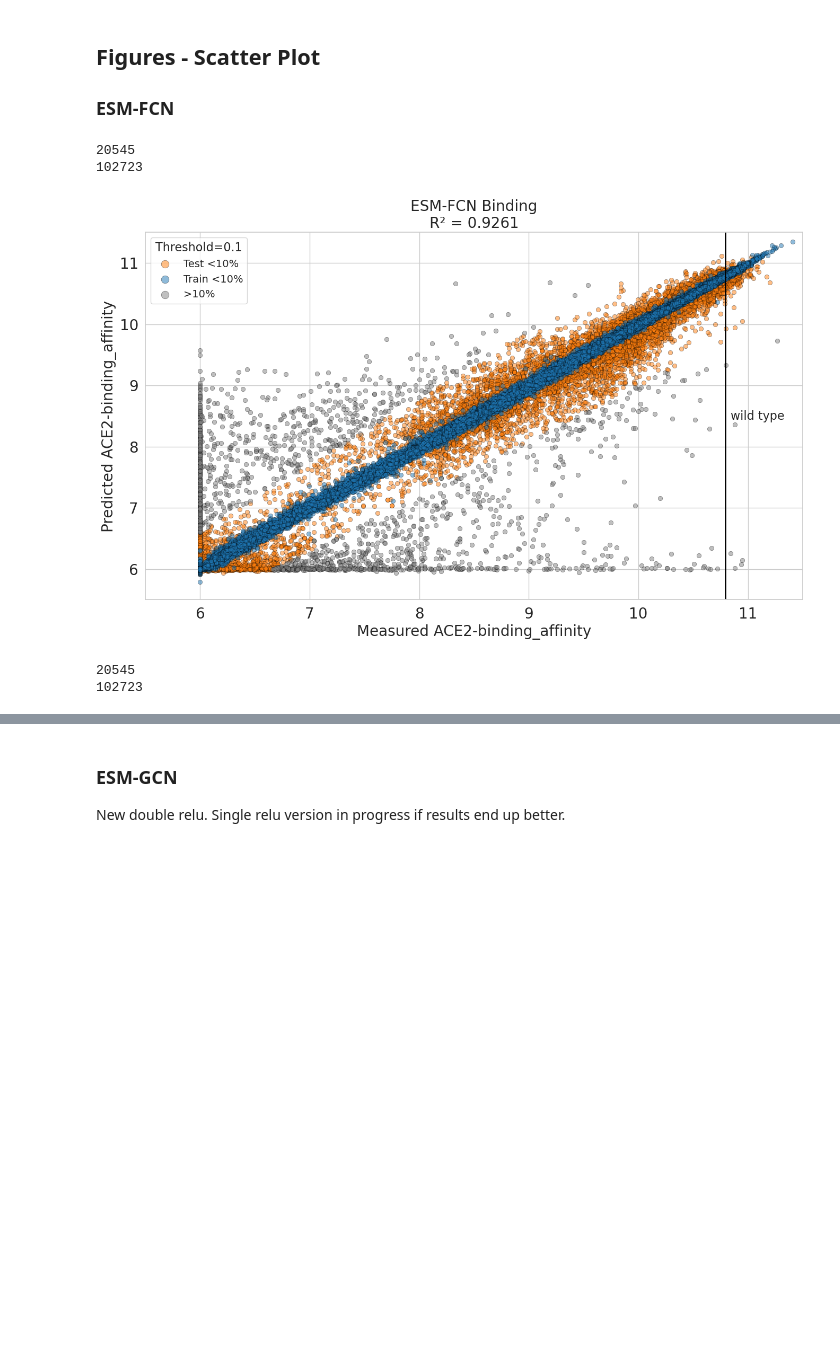
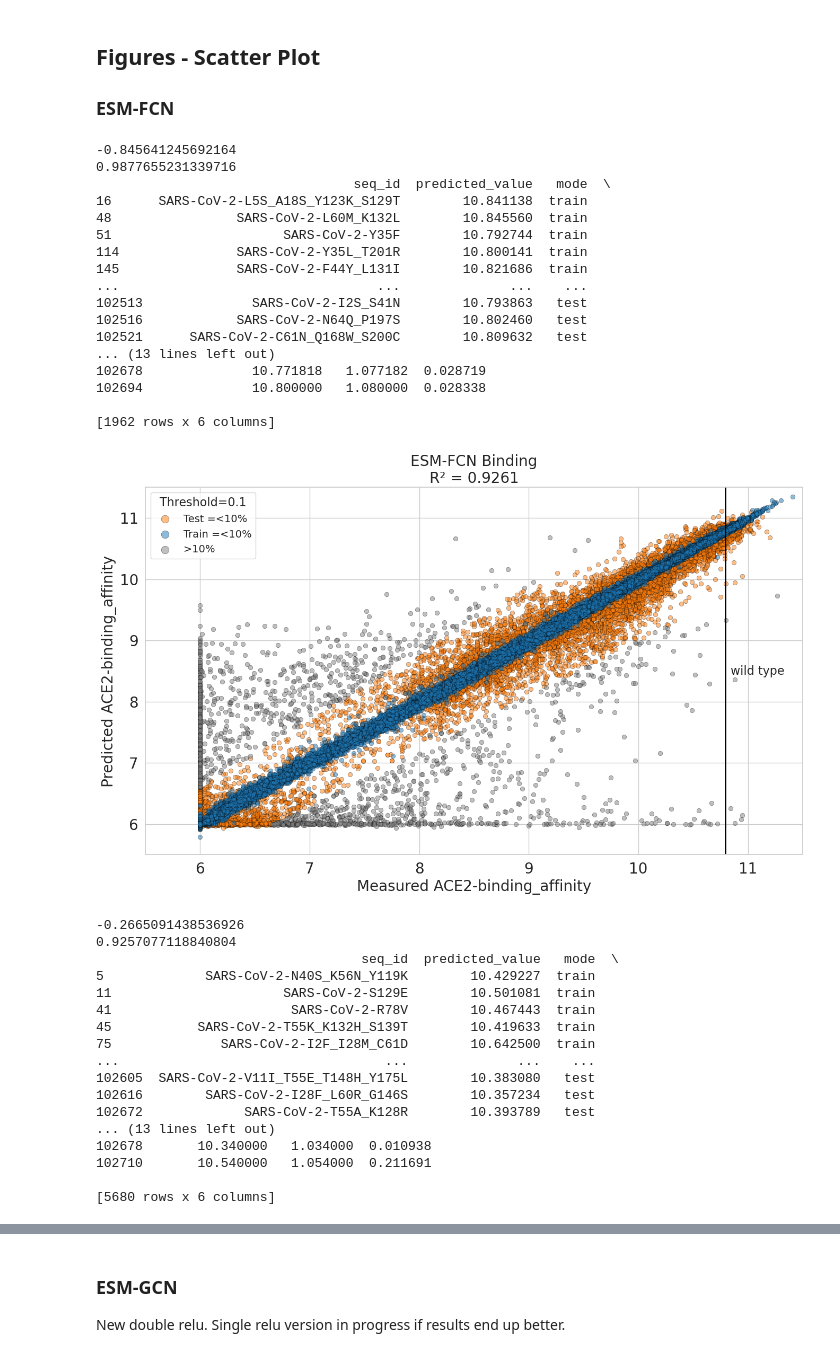
Before and after one commit to stelleg/Spike_NLP, a Jupyter notebook: notebooks/models/measured_vs_predicted_scatter.ipynb, the cells around one changed output, grey strips where cells are left out. Saved outputs shown, nothing was run; the diff lists cells and outputs as text; code cells hidden in the pictures; blank space fills up the shorter version.

Commit message:
update readme. updates to scatter plots

```diff
--- a/notebooks/models/measured_vs_predicted_scatter.ipynb
+++ b/notebooks/models/measured_vs_predicted_scatter.ipynb
@@ -533,10 +533,8 @@ def plot_predicted_value_scatter_with_threshold(merged_df, measured_df_col, pred
     ax = plt.gca()
     fontsize = 20
 
-    # Calculate R² for data
+    # Calculate R² for test data
     test_all_df = merged_df[merged_df['mode'] == 'test']
-    print(len(test_all_df))
-    print(len(merged_df))
     r2_value = r2_score(test_all_df[measured_df_col], test_all_df[predicted_df_col])
 
     # Calculate the threshold as 10% of measured values
@@ -547,6 +545,18 @@ def plot_predicted_value_scatter_with_threshold(merged_df, measured_df_col, pred
     within_threshold = merged_df[merged_df['abs_diff'] <= merged_df['threshold']]
     outside_threshold = merged_df[merged_df['abs_diff'] > merged_df['threshold']]
 
+    test_outside_df = outside_threshold[outside_threshold['mode'] == 'test']
+    r2_outside_value = r2_score(test_outside_df[measured_df_col], test_outside_df[predicted_df_col])
+    print(r2_outside_value)
+
+    test_inside_df = within_threshold[within_threshold['mode'] == 'test']
+    r2_inside_value = r2_score(test_inside_df[measured_df_col], test_inside_df[predicted_df_col])
+    print(r2_inside_value)
+
+    high_freq_mutations = merged_df[merged_df[predicted_df_col] > wt_loc]
+    high_freq_mutations.to_csv(save_as.replace('.pdf', '-beyond_wt.csv'), index=False)
+    print(high_freq_mutations)
+
     # Plot train and test data within threshold
     test_df = within_threshold[within_threshold['mode'] == 'test']
     sns.scatterplot(
@@ -556,7 +566,7 @@ def plot_predicted_value_scatter_with_threshold(merged_df, measured_df_col, pred
         edgecolor="black",
         alpha=0.5,
         ax=ax,
-        label="Test <10%"
+        label="Test =<10%"
     )
 
     train_df = within_threshold[within_threshold['mode'] == 'train']
@@ -567,7 +577,7 @@ def plot_predicted_value_scatter_with_threshold(merged_df, measured_df_col, pred
         edgecolor="black",
         alpha=0.5,
         ax=ax,
-        label="Train <10%"
+        label="Train =<10%"
     )
 
     # Plot train and test data outside threshold (greyed out)
@@ -595,35 +605,66 @@ def plot_predicted_value_scatter_with_threshold(merged_df, measured_df_col, pred
     plt.xticks(fontsize=fontsize)
     plt.yticks(fontsize=fontsize)
     plt.title(f"{title}\nR² = {r2_value:.4f}", fontsize=fontsize)
     plt.legend(loc="upper left", title="Threshold=0.1", markerscale=1.75, fontsize=fontsize-6, title_fontsize=fontsize-4)
     plt.savefig(save_as, format='pdf')
     plt.savefig(save_as.replace('.pdf', '.png'), format='png')
     plt.show()
 
 measured_df = pd.read_csv("../../data/dms/mutation_combined_DMS_OLD.csv", sep=',', header=0, usecols=['label', 'ACE2-binding_affinity'])
 predicted_df = pd.read_csv("../../results/run_results/esm_fcn/adam.lr1e-05.esm_fcn-DMS_OLD-binding-2024-12-04_17-54/all_predicted_values_best_saved.csv", sep=',', header=0).reset_index(drop=True)
 merged_df = pd.merge(
     predicted_df,
     measured_df,
     left_on='seq_id',
     right_on='label',
     how='inner'
 ).drop('label', axis=1)
+# all df are of length 102723
 plot_predicted_value_scatter_with_threshold(merged_df, "ACE2-binding_affinity", "predicted_value", "ESM-FCN Binding", "../../results/plots/measured_vs_predicted/esm_fcn_binding-scatter.pdf", binding_wt)
 
 measured_df = pd.read_csv("../../data/dms/mutation_combined_DMS_OLD.csv", sep=',', header=0, usecols=['label', 'RBD_expression'])
 predicted_df = pd.read_csv("../../results/run_results/esm_fcn/adam.lr1e-04.esm_fcn-DMS_OLD-expression-2024-12-05_04-15/all_predicted_values_best_saved.csv", sep=',', header=0).reset_index(drop=True)
 merged_df = pd.merge(
     predicted_df ,
     measured_df,
     left_on='seq_id',
     right_on='label',
     how='inner'
 ).drop('label', axis=1)
 plot_predicted_value_scatter_with_threshold(merged_df, "RBD_expression", "predicted_value", "ESM-FCN Expression", "../../results/plots/measured_vs_predicted/esm_fcn_expression-scatter.pdf", expression_wt)
 # %% [output]
-20545
-102723
+-0.845641245692164
+0.9877655231339716
+                                 seq_id  predicted_value   mode  \
+16      SARS-CoV-2-L5S_A18S_Y123K_S129T        10.841138  train
+48                SARS-CoV-2-L60M_K132L        10.845560  train
+51                      SARS-CoV-2-Y35F        10.792744  train
+114               SARS-CoV-2-Y35L_T201R        10.800141  train
+145               SARS-CoV-2-F44Y_L131I        10.821686  train
+...                                 ...              ...    ...
+102513              SARS-CoV-2-I2S_S41N        10.793863   test
+102516            SARS-CoV-2-N64Q_P197S        10.802460   test
+102521      SARS-CoV-2-C61N_Q168W_S200C        10.809632   test
+... (13 lines left out)
+102678              10.771818   1.077182  0.028719
+102694              10.800000   1.080000  0.028338
+
+[1962 rows x 6 columns]
-[figure, old version]
+[figure, new version]
-20545
-102723
+-0.2665091438536926
+0.9257077118840804
+                                  seq_id  predicted_value   mode  \
+5             SARS-CoV-2-N40S_K56N_Y119K        10.429227  train
+11                      SARS-CoV-2-S129E        10.501081  train
+41                       SARS-CoV-2-R78V        10.467443  train
+45           SARS-CoV-2-T55K_K132H_S139T        10.419633  train
+75              SARS-CoV-2-I2F_I28M_C61D        10.642500  train
+...                                  ...              ...    ...
+102605  SARS-CoV-2-V11I_T55E_T148H_Y175L        10.383080   test
+102616        SARS-CoV-2-I28F_L60R_G146S        10.357234   test
+102672             SARS-CoV-2-T55A_K128R        10.393789   test
+... (13 lines left out)
+102678       10.340000   1.034000  0.010938
+102710       10.540000   1.054000  0.211691
+
+[5680 rows x 6 columns]
```
Also changed, not shown: parts of 9 cells of this notebook, 15 other files.
